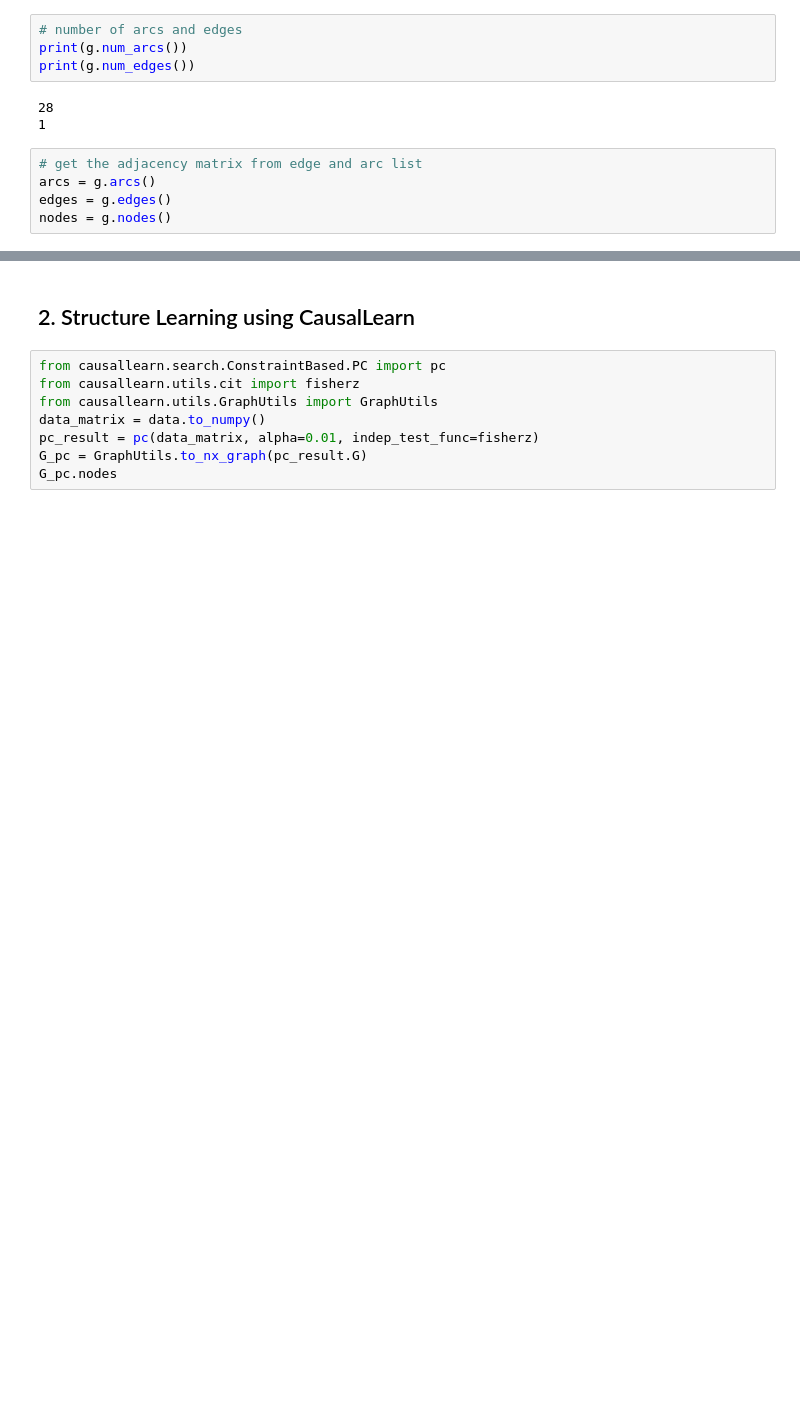
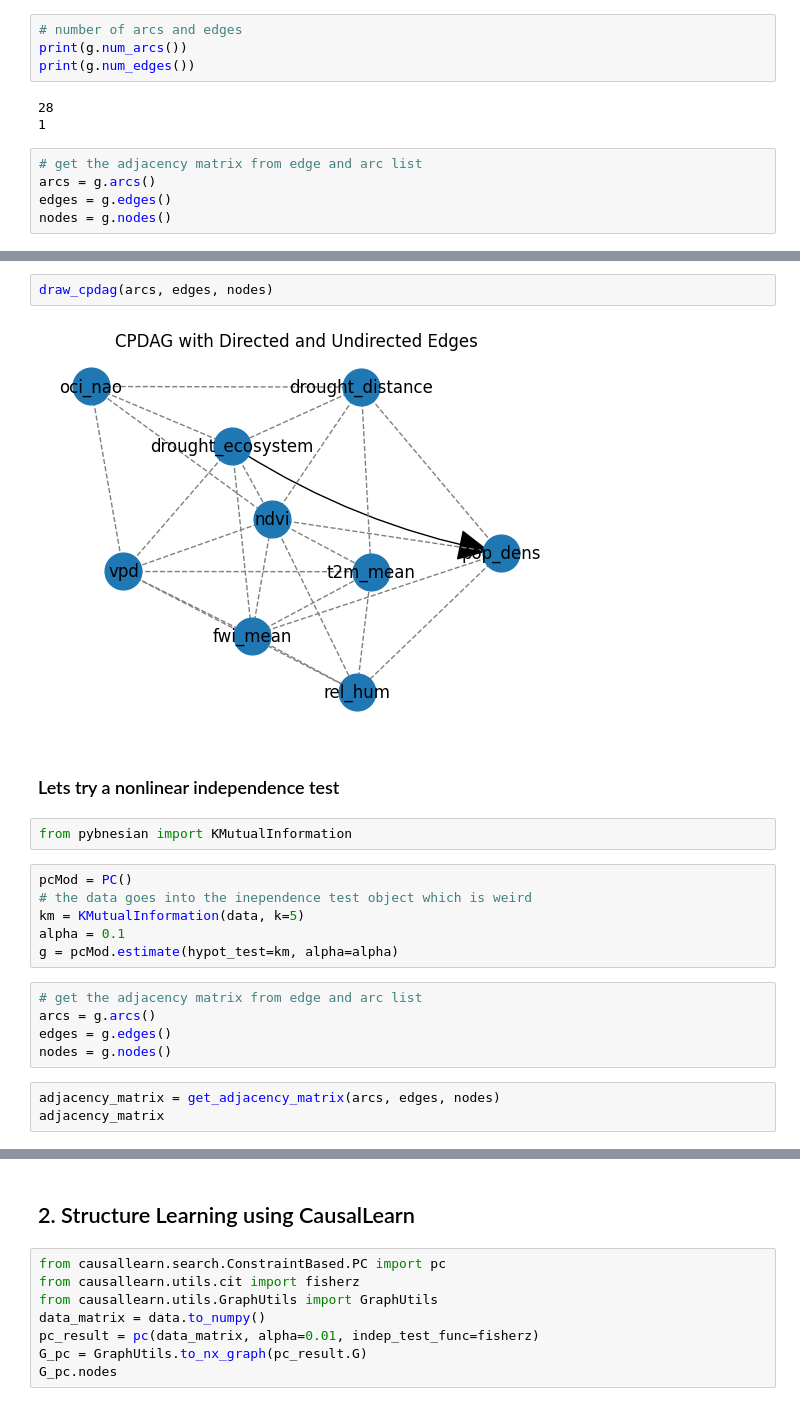
Before and after one commit to IPL-UV/casual_causality_course, a Jupyter notebook: material/week2/session1/notebooks/1_PC/causal_discovery_seasfire.ipynb, the cells around one changed output, grey strips where cells are left out. Saved outputs shown, nothing was run; the diff lists cells and outputs as text; blank space fills up the shorter version.

```diff
--- a/material/week2/session1/notebooks/1_PC/causal_discovery_seasfire.ipynb
+++ b/material/week2/session1/notebooks/1_PC/causal_discovery_seasfire.ipynb
@@ -213,0 +151,22 @@ plt.show()
+# %%
+draw_cpdag(arcs, edges, nodes)
+# %% [output]
+[figure, added]
+# %% [markdown]
+### Lets try a nonlinear independence test
+# %%
+from pybnesian import KMutualInformation
+# %%
+pcMod = PC()
+# the data goes into the inependence test object which is weird
+km = KMutualInformation(data, k=5)
+alpha = 0.1
+g = pcMod.estimate(hypot_test=km, alpha=alpha)
+# %%
+# get the adjacency matrix from edge and arc list
+arcs = g.arcs()
+edges = g.edges()
+nodes = g.nodes()
+# %%
+adjacency_matrix = get_adjacency_matrix(arcs, edges, nodes)
+adjacency_matrix
```
Also changed, not shown: parts of 7 cells of this notebook, 2 other files.
